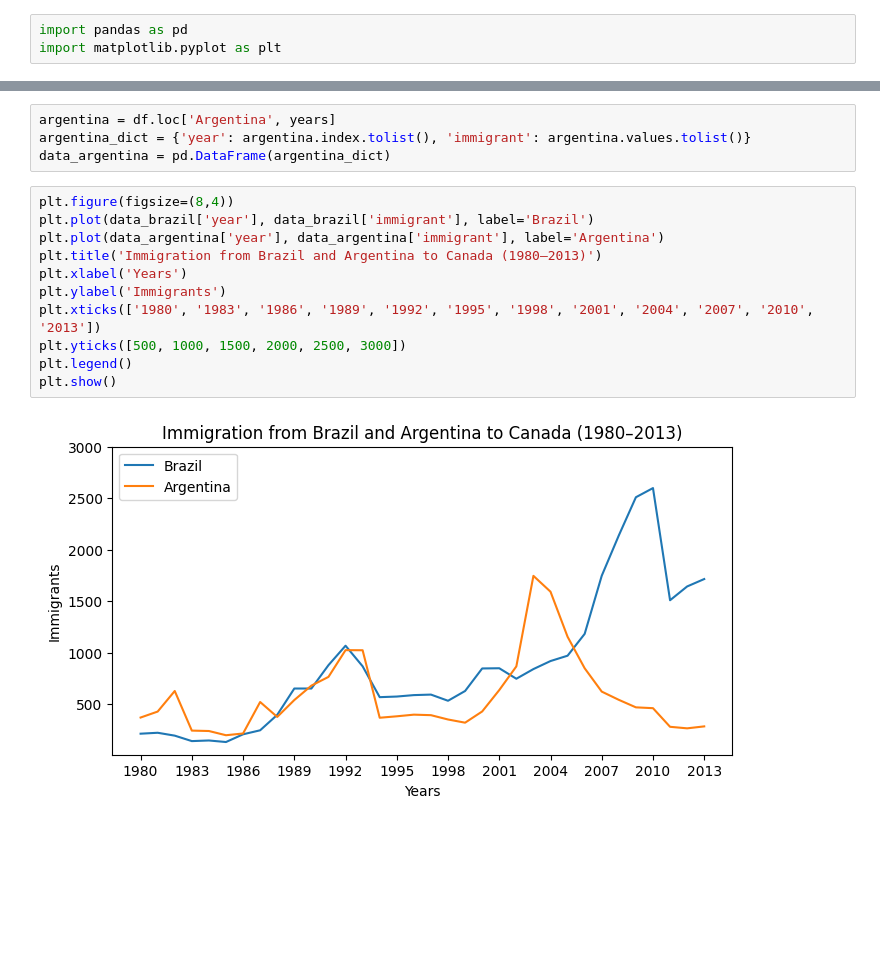
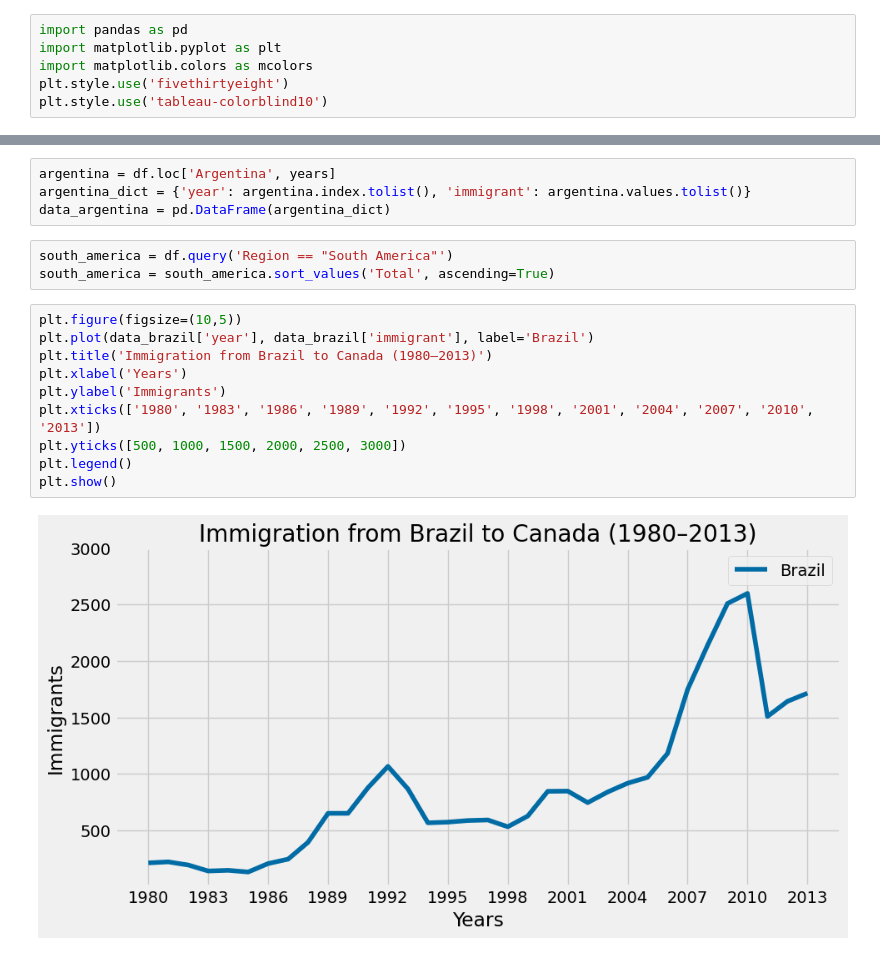
Before and after one commit to augustoematos/python-data-analysis-portfolio, a Jupyter notebook: brazilian_immigration_to_canada_1980_2013.ipynb, the cells around one changed output, grey strips where cells are left out. Saved outputs shown, nothing was run; the diff lists cells and outputs as text; blank space fills up the shorter version.

Commit message:
Inclusion of supplementary charts and style adjustments

```diff
--- a/brazilian_immigration_to_canada_1980_2013.ipynb
+++ b/brazilian_immigration_to_canada_1980_2013.ipynb
@@ -3,6 +3,9 @@
 # %%
 import pandas as pd
 import matplotlib.pyplot as plt
+import matplotlib.colors as mcolors
+plt.style.use('fivethirtyeight')
+plt.style.use('tableau-colorblind10')
 # %%
 df = pd.read_csv('/content/canadian_immegration_data.csv')
 df.set_index('Country', inplace=True)
@@ -15,17 +18,19 @@ data_brazil = pd.DataFrame(brazil_dict)
 argentina = df.loc['Argentina', years]
 argentina_dict = {'year': argentina.index.tolist(), 'immigrant': argentina.values.tolist()}
 data_argentina = pd.DataFrame(argentina_dict)
+# %%
+south_america = df.query('Region == "South America"')
+south_america = south_america.sort_values('Total', ascending=True)
 # %%
-plt.figure(figsize=(8,4))
+plt.figure(figsize=(10,5))
 plt.plot(data_brazil['year'], data_brazil['immigrant'], label='Brazil')
-plt.plot(data_argentina['year'], data_argentina['immigrant'], label='Argentina')
-plt.title('Immigration from Brazil and Argentina to Canada (1980–2013)')
+plt.title('Immigration from Brazil to Canada (1980–2013)')
 plt.xlabel('Years')
 plt.ylabel('Immigrants')
 plt.xticks(['1980', '1983', '1986', '1989', '1992', '1995', '1998', '2001', '2004', '2007', '2010', '2013'])
 plt.yticks([500, 1000, 1500, 2000, 2500, 3000])
 plt.legend()
 plt.show()
 # %% [output]
-[figure, old version]
+[figure, new version]
 # %%
```
Also changed, not shown: parts of 4 cells of this notebook.
